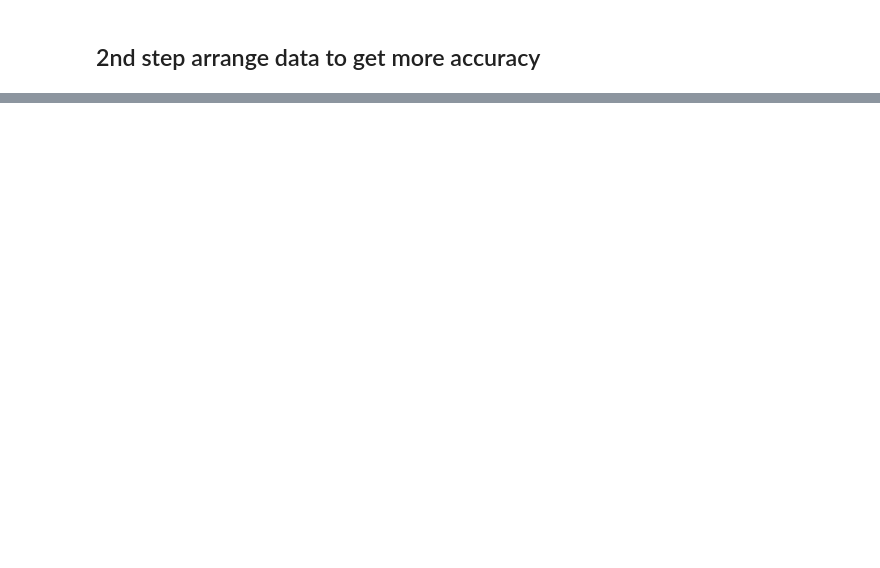
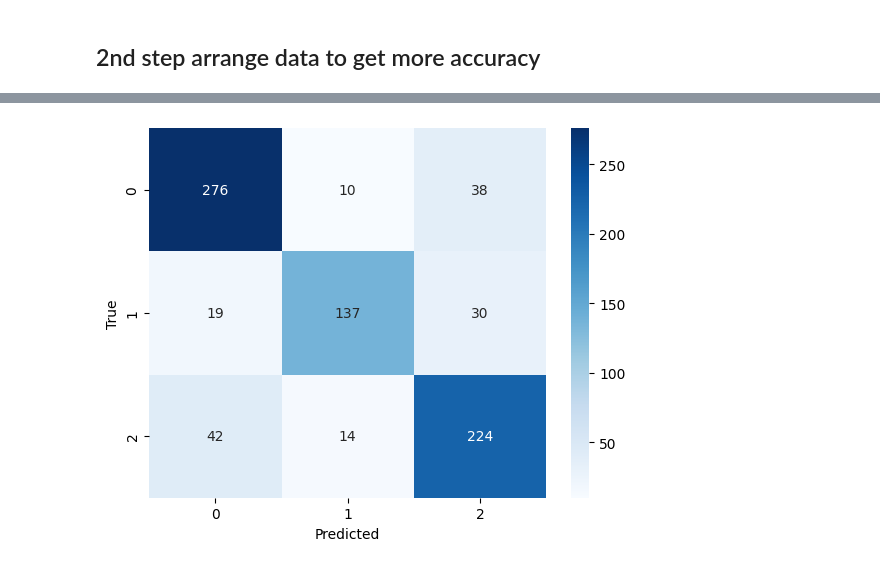
Before and after one commit to Irfanizam/accident-news-classification, a Jupyter notebook: LongText/arrange.ipynb, the cells around one changed output, grey strips where cells are left out. Cells and saved outputs as stored; diff of their text form; code cells hidden in the pictures; blank space fills up the shorter version.

```diff
--- a/LongText/arrange.ipynb
+++ b/LongText/arrange.ipynb
@@ -30,0 +180,19 @@ multiclass_lt.to_csv('C:/Users/irfanizam/workspace/FYP-Example/FinalFinalFyp/Dat
+# %%
+# Function to calculate the average Word2Vec vector for a tweet
+def average_word_vectors(words, model):
+    feature_vector = np.zeros((model.vector_size,), dtype="float64")
+    nwords = 0
+    for word in words:
+        if word in model.wv.key_to_index:
+            nwords = nwords + 1
+            feature_vector = np.add(feature_vector, model.wv.get_vector(word))
+    if nwords:
+        feature_vector = np.divide(feature_vector, nwords)
+    return feature_vector
+# %%
+# Tokenize the tweets
+tokenized_tweet = [word_tokenize(tweet.lower()) for tweet in X_train]
+# %%
+# Create a feature matrix for training
+train_vectors = [average_word_vectors(tweet, word2vec_model) for tweet in tokenized_tweet]
+X_train_word2vec = np.vstack(train_vectors)
@@ -30,0 +235,9 @@ multiclass_lt.to_csv('C:/Users/irfanizam/workspace/FYP-Example/FinalFinalFyp/Dat
+# %%
+# Step 9.3: Confusion Matrix
+cm = confusion_matrix(y_test, y_pred_test)
+sns.heatmap(cm, annot=True, fmt="d", cmap="Blues")
+plt.xlabel('Predicted')
+plt.ylabel('True')
+plt.show()
+# %% [output]
+[figure, added]
```
Also changed, not shown: parts of 32 cells of this notebook, 41 other files.
